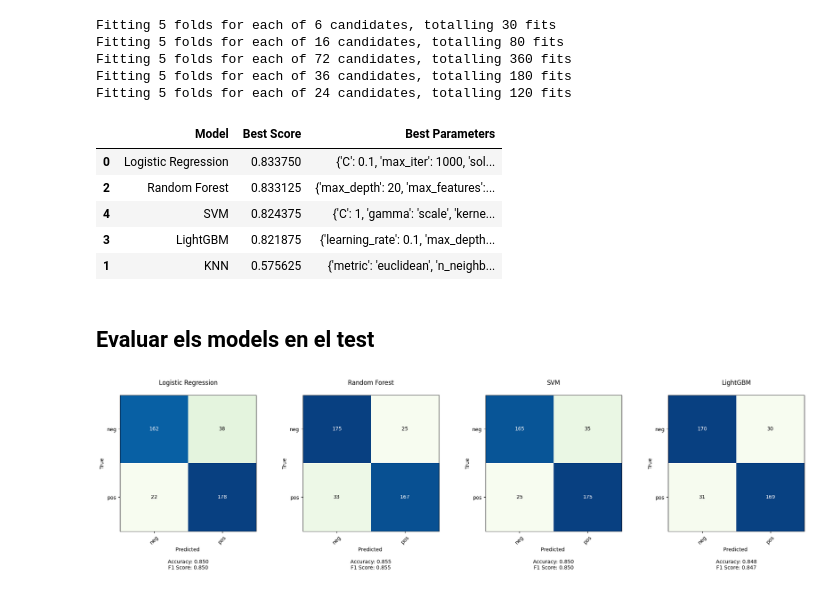
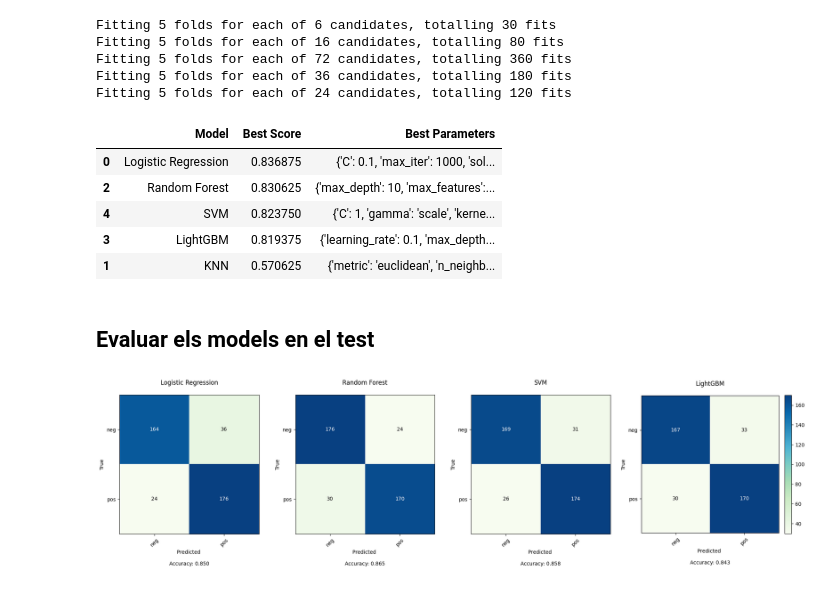
Before and after one commit to Stargix/Sentiment-Analysis, a Jupyter notebook: preprocessing.ipynb.ipynb, the cells around one changed output. Saved outputs shown, nothing was run; the diff lists cells and outputs as text; code cells hidden in the pictures.

```diff
--- a/preprocessing.ipynb.ipynb
+++ b/preprocessing.ipynb.ipynb
@@ -25,6 +34,7 @@ from nltk.corpus import movie_reviews as mr;
 # %% [markdown]
 ## Dividir en conjunt de test i train
 # %%
+from nltk.corpus import movie_reviews as mr;
 from nltk.tokenize import word_tokenize
 from nltk.corpus import stopwords
 from nltk.stem import WordNetLemmatizer
@@ -34,15 +44,13 @@ stop_words = set(stopwords.words('english'))
 
 def preprocess(text):
     text = text.lower() # lowercase
-    text = re.sub(r'\d+', '', text) # remove numbers
+    #text = re.sub(r'\d+', '', text) # remove numbers
     text = re.sub(r'\n', ' ', text) # remove new lines
     text = text.translate(str.maketrans('', '', string.punctuation)) # remove punctuation
-
     # Tokenize the text
     tokens = word_tokenize(text)
-
     # Lemmatize the text and remove stop words
-    filtered_tokens = [lemmatizer.lemmatize(word) for word in tokens if word.lower() not in stop_words]
+    filtered_tokens = [lemmatizer.lemmatize(word) for word in tokens if word not in stop_words]
 
     return ' '.join(filtered_tokens) # return the text as string
 # %%
@@ -174,66 +182,61 @@ results_df = results_df.sort_values('Best Score', ascending=False)
 display(results_df)
 # %% [output]
 |  | Model | Best Score | Best Parameters |
-| 0 | Logistic Regression | 0.833750 | {'C': 0.1, 'max_iter': 1000, 'sol... |
-| 2 | Random Forest | 0.833125 | {'max_depth': 20, 'max_features':... |
-| 4 | SVM | 0.824375 | {'C': 1, 'gamma': 'scale', 'kerne... |
-| 3 | LightGBM | 0.821875 | {'learning_rate': 0.1, 'max_depth... |
-| 1 | KNN | 0.575625 | {'metric': 'euclidean', 'n_neighb... |
+| 0 | Logistic Regression | 0.836875 | {'C': 0.1, 'max_iter': 1000, 'sol... |
+| 2 | Random Forest | 0.830625 | {'max_depth': 10, 'max_features':... |
+| 4 | SVM | 0.823750 | {'C': 1, 'gamma': 'scale', 'kerne... |
+| 3 | LightGBM | 0.819375 | {'learning_rate': 0.1, 'max_depth... |
+| 1 | KNN | 0.570625 | {'metric': 'euclidean', 'n_neighb... |
 # %% [markdown]
 ## Evaluar els models en el test
 # %%
 from sklearn.metrics import confusion_matrix, accuracy_score
 import matplotlib.pyplot as plt
 import numpy as np
-import warnings
 from sklearn.metrics import f1_score
-warnings.filterwarnings('ignore')
 
-# Crear una figura grande con subplots en horizontal
 results_filtered = results_df[results_df['Best Score'] > 0.7]
 n_models = len(results_filtered)
-plt.figure(figsize=(5 * n_models, 5))  # Ancho ajustado al número de modelos
+plt.figure(figsize=(5 * n_models, 5))  #
 
-# Iterar por cada modelo
 for idx, (index, row) in enumerate(results_filtered.iterrows(), 1):
     model_name = row['Model']
     model_params = best_params[model_name]
 
-    # Instanciar modelo directamente desde la lista de modelos
+    # Train models with best hyperparameters
     model = next(model for name, model, params in models if name == model_name)
     model.set_params(**model_params)
 
-    # Entrenar y predecir (igual que tu código original)
+    # Train and predict
     model.fit(X_train_vectorized, y_train)
     y_pred = model.predict(X_test_vectorized)
 
-    # Calcular métricas
+    # Calculate metrics
     conf_matrix = confusion_matrix(y_test, y_pred)
     accuracy = accuracy_score(y_test, y_pred)
-    f1 = f1_score(y_test, y_pred, average='weighted')
 
-    # Crear subplot en posición horizontal
-    ax = plt.subplot(1, n_models, idx)  # 1 fila, N columnas, posición idx
-
-    # Heatmap de matriz de confusión
+    # Plot confusion matrix
+    ax = plt.subplot(1, n_models, idx)
     im = ax.imshow(conf_matrix, cmap='GnBu')
-
-    # Configuraciones del plot
     ax.set_title(f"{model_name}", pad=20)
     ax.set_xticks(np.arange(len(set(y_test))), labels=set(y_test), rotation=45)
     ax.set_yticks(np.arange(len(set(y_test))), labels=set(y_test))
-    ax.set_xlabel(f'Predicted \n\nAccuracy: {accuracy:.3f}\nF1 Score: {f1:.3f}')
+    ax.set_xlabel(f'Predicted \n\nAccuracy: {accuracy:.3f}')
     ax.set_ylabel('True')
 
-    # Añadir texto en las celdas
+    # Cell text
     thresh = conf_matrix.max() / 2.
     for i in range(conf_matrix.shape[0]):
         for j in range(conf_matrix.shape[1]):
             ax.text(j, i, conf_matrix[i, j],
                     ha="center", va="center",
                     color="white" if conf_matrix[i, j] > thresh else "black")
 
+# Add colorbar only for the fourth plot
+if idx == 4:
+    plt.colorbar(im, ax=ax, fraction=0.046, pad=0.04)
+
 plt.tight_layout()
 plt.show()
 # %% [output]
-[figure, old version]
+[figure, new version]
```
Also changed, not shown: parts of 11 cells of this notebook.
